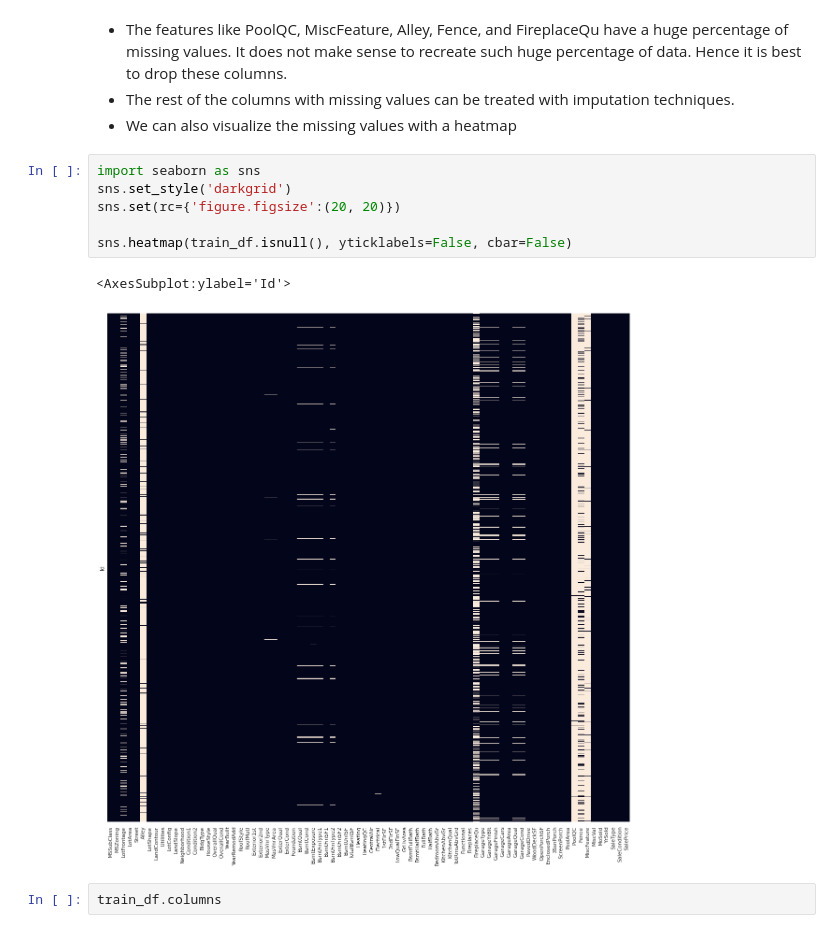
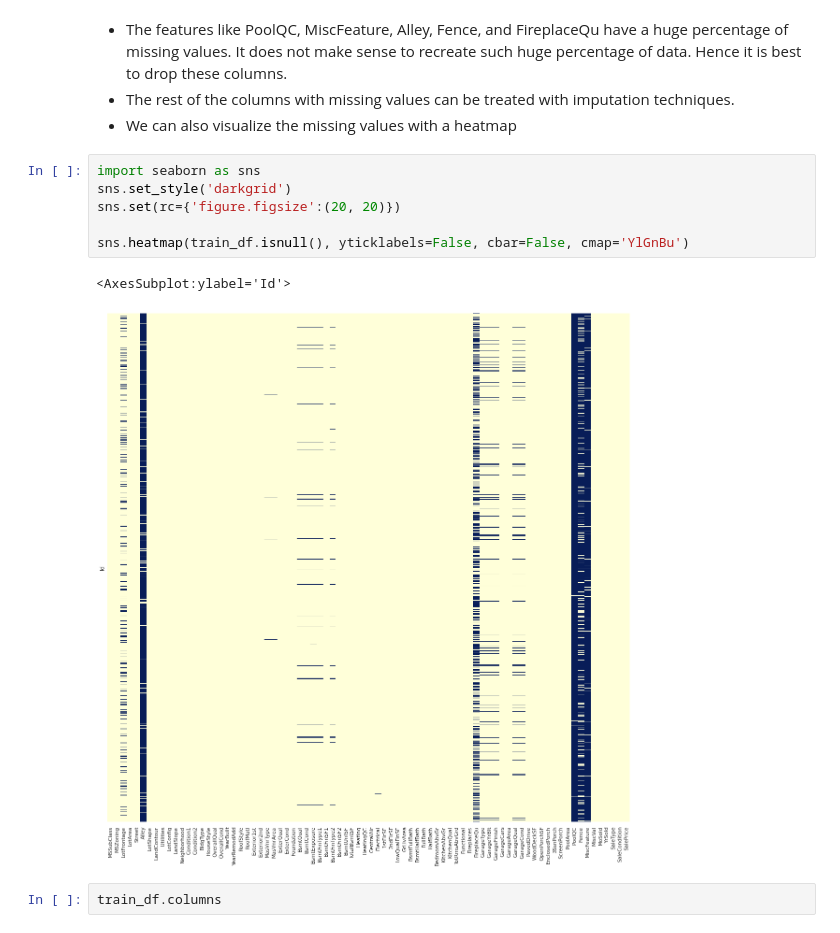
Before and after one commit to karthigeyan0312/My_Kaggle_Practice_Exercises, a Jupyter notebook: house-price-prediction.ipynb, the cells around one changed output. Saved outputs shown, nothing was run; the diff lists cells and outputs as text.

```diff
--- a/house-price-prediction.ipynb
+++ b/house-price-prediction.ipynb
@@ -113,12 +113,12 @@ dtype: float64
 # %%
 import seaborn as sns
 sns.set_style('darkgrid')
 sns.set(rc={'figure.figsize':(20, 20)})
 
-sns.heatmap(train_df.isnull(), yticklabels=False, cbar=False)
+sns.heatmap(train_df.isnull(), yticklabels=False, cbar=False, cmap='YlGnBu')
 # %% [output]
 <AxesSubplot:ylabel='Id'>
-[figure, old version]
+[figure, new version]
 # %%
 train_df.columns
 # %% [output]
```
Also changed, not shown: parts of 23 cells of this notebook.
